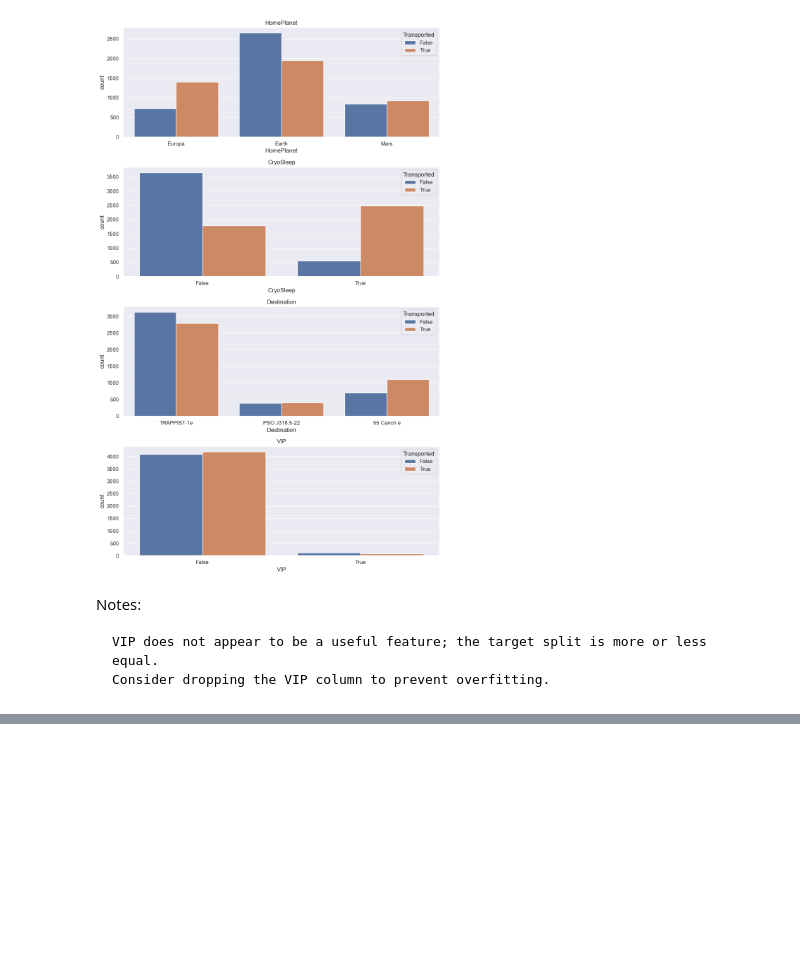
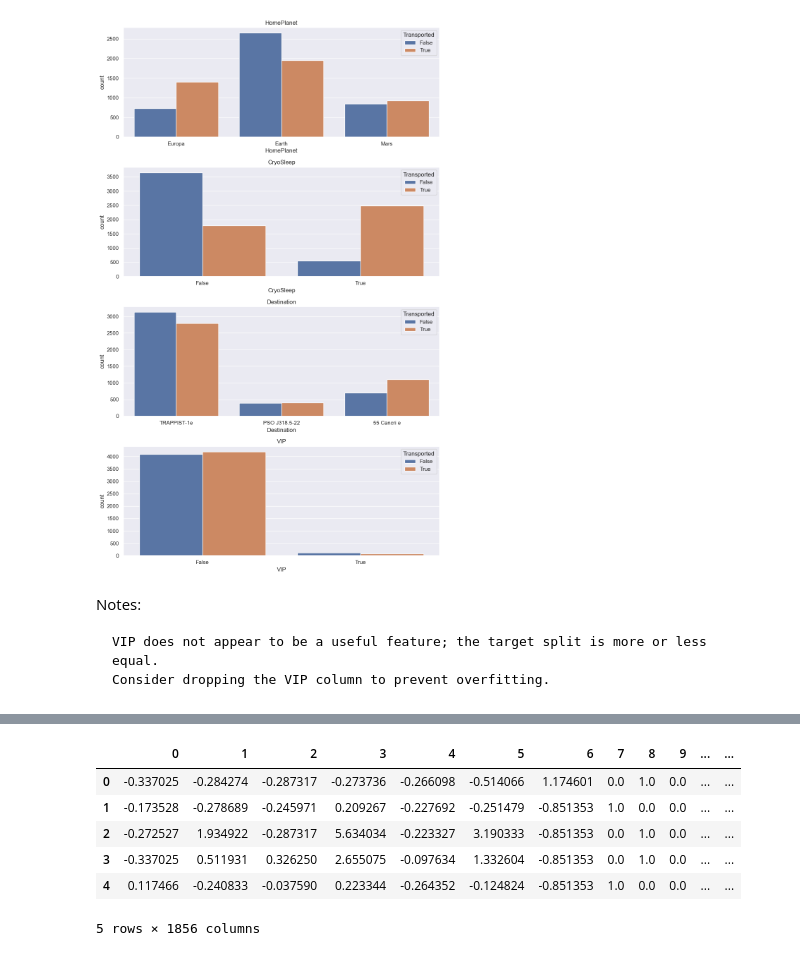
Before and after one commit to Ishank-jn/Spaceship-Titanic, a Jupyter notebook: __main__.ipynb, the cells around one changed output, grey strips where cells are left out. Drawn from its saved outputs; the diff is of its cells as text; code cells hidden in the pictures; blank space fills up the shorter version.

```diff
--- a/Main.ipynb
+++ b/__main__.ipynb
@@ -224,0 +239,10 @@ mv
+# %%
+X.head()
+# %% [output]
+|  | 0 | 1 | 2 | 3 | 4 | 5 | 6 | 7 | 8 | 9 | ... | ... |
+| 0 | -0.337025 | -0.284274 | -0.287317 | -0.273736 | -0.266098 | -0.514066 | 1.174601 | 0.0 | 1.0 | 0.0 | ... | ... |
+| 1 | -0.173528 | -0.278689 | -0.245971 | 0.209267 | -0.227692 | -0.251479 | -0.851353 | 1.0 | 0.0 | 0.0 | ... | ... |
+| 2 | -0.272527 | 1.934922 | -0.287317 | 5.634034 | -0.223327 | 3.190333 | -0.851353 | 0.0 | 1.0 | 0.0 | ... | ... |
+| 3 | -0.337025 | 0.511931 | 0.326250 | 2.655075 | -0.097634 | 1.332604 | -0.851353 | 0.0 | 1.0 | 0.0 | ... | ... |
+| 4 | 0.117466 | -0.240833 | -0.037590 | 0.223344 | -0.264352 | -0.124824 | -0.851353 | 1.0 | 0.0 | 0.0 | ... | ... |
+5 rows × 1856 columns
```
Also changed, not shown: parts of 29 cells of this notebook.
